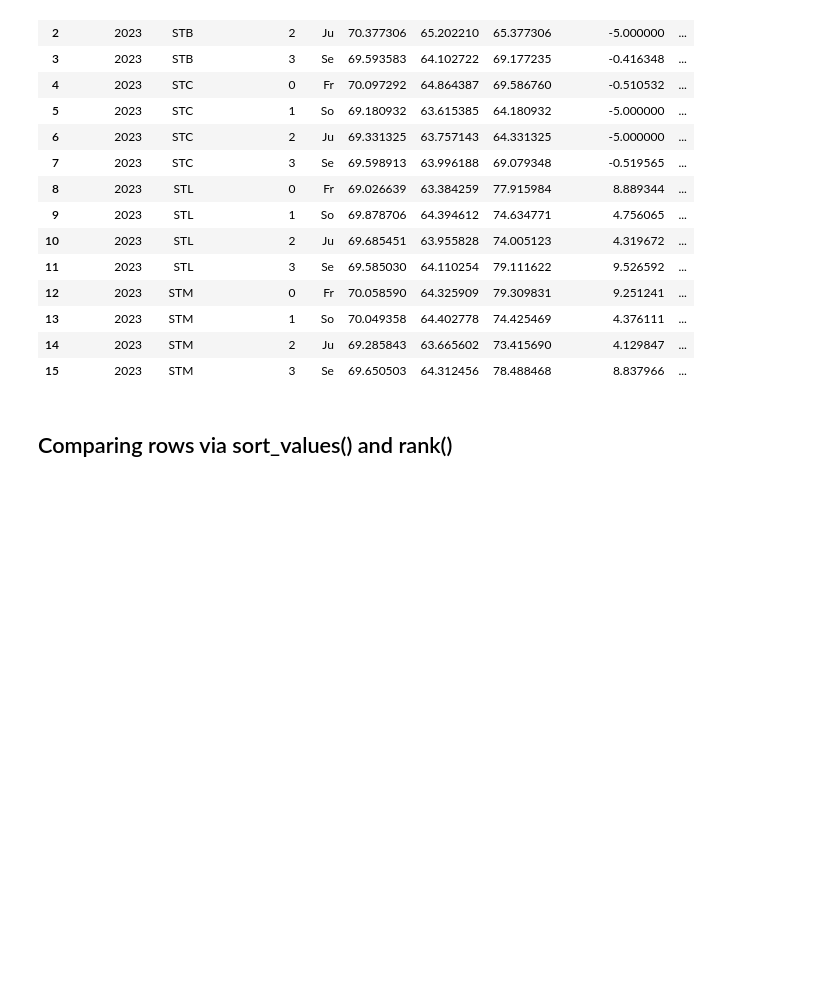
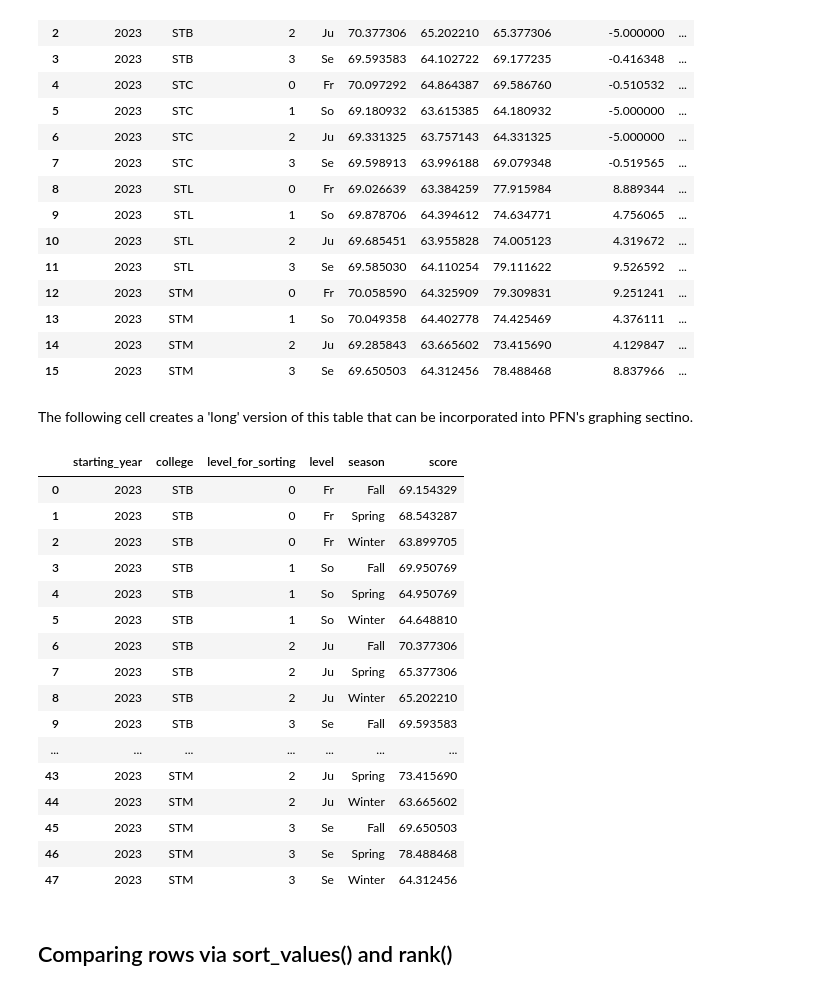
Before and after one commit to kburchfiel/pfn_2, a Jupyter notebook: Descriptive_Stats/descriptive_stats.ipynb, the cells around one changed output. Cells and saved outputs as stored; diff of their text form; code cells hidden in the pictures; blank space fills up the shorter version.

```diff
--- a/Descriptive_Stats/descriptive_stats.ipynb
+++ b/Descriptive_Stats/descriptive_stats.ipynb
@@ -261,6 +295,32 @@ df_results_slc
 | 13 | 2023 | STM | 1 | So | 70.049358 | 64.402778 | 74.425469 | 4.376111 | ... |
 | 14 | 2023 | STM | 2 | Ju | 69.285843 | 63.665602 | 73.415690 | 4.129847 | ... |
 | 15 | 2023 | STM | 3 | Se | 69.650503 | 64.312456 | 78.488468 | 8.837966 | ... |
+# %% [markdown]
+The following cell creates a 'long' version of this table that can be incorporated into PFN's graphing sectino.
+# %%
+df_survey_results_slc_long = df_survey_results.pivot_table(
+    index = ['starting_year', 'college', 'level_for_sorting', 'level', 'season'],
+    values = 'score', aggfunc = 'mean').reset_index()
+df_survey_results_slc_long.to_csv('survey_results_slc_long.csv', index = False)
+df_survey_results_slc_long
+# %% [output]
+|  | starting_year | college | level_for_sorting | level | season | score |
+| 0 | 2023 | STB | 0 | Fr | Fall | 69.154329 |
+| 1 | 2023 | STB | 0 | Fr | Spring | 68.543287 |
+| 2 | 2023 | STB | 0 | Fr | Winter | 63.899705 |
+| 3 | 2023 | STB | 1 | So | Fall | 69.950769 |
+| 4 | 2023 | STB | 1 | So | Spring | 64.950769 |
+| 5 | 2023 | STB | 1 | So | Winter | 64.648810 |
+| 6 | 2023 | STB | 2 | Ju | Fall | 70.377306 |
+| 7 | 2023 | STB | 2 | Ju | Spring | 65.377306 |
+| 8 | 2023 | STB | 2 | Ju | Winter | 65.202210 |
+| 9 | 2023 | STB | 3 | Se | Fall | 69.593583 |
+| ... | ... | ... | ... | ... | ... | ... |
+| 43 | 2023 | STM | 2 | Ju | Spring | 73.415690 |
+| 44 | 2023 | STM | 2 | Ju | Winter | 63.665602 |
+| 45 | 2023 | STM | 3 | Se | Fall | 69.650503 |
+| 46 | 2023 | STM | 3 | Se | Spring | 78.488468 |
+| 47 | 2023 | STM | 3 | Se | Winter | 64.312456 |
 # %% [markdown]
 ## Comparing rows via sort_values() and rank()
 # %% [markdown]
```
Also changed, not shown: parts of 29 cells of this notebook, 5 other files.
